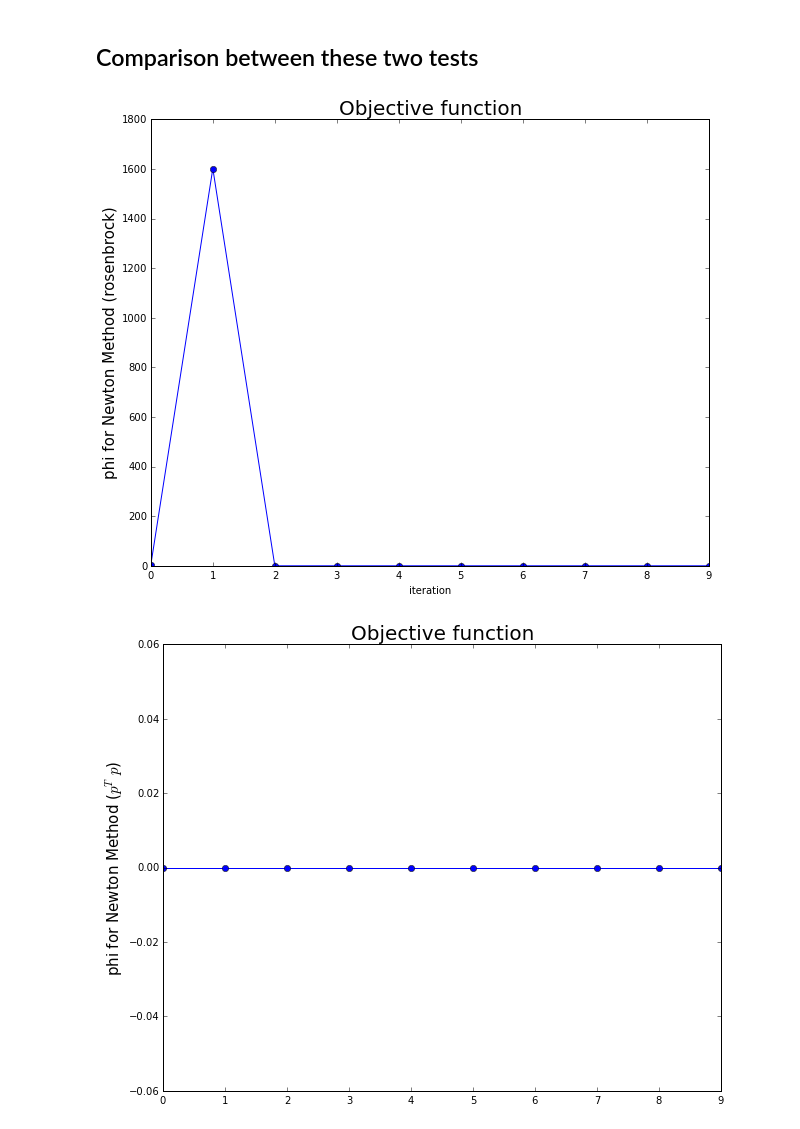
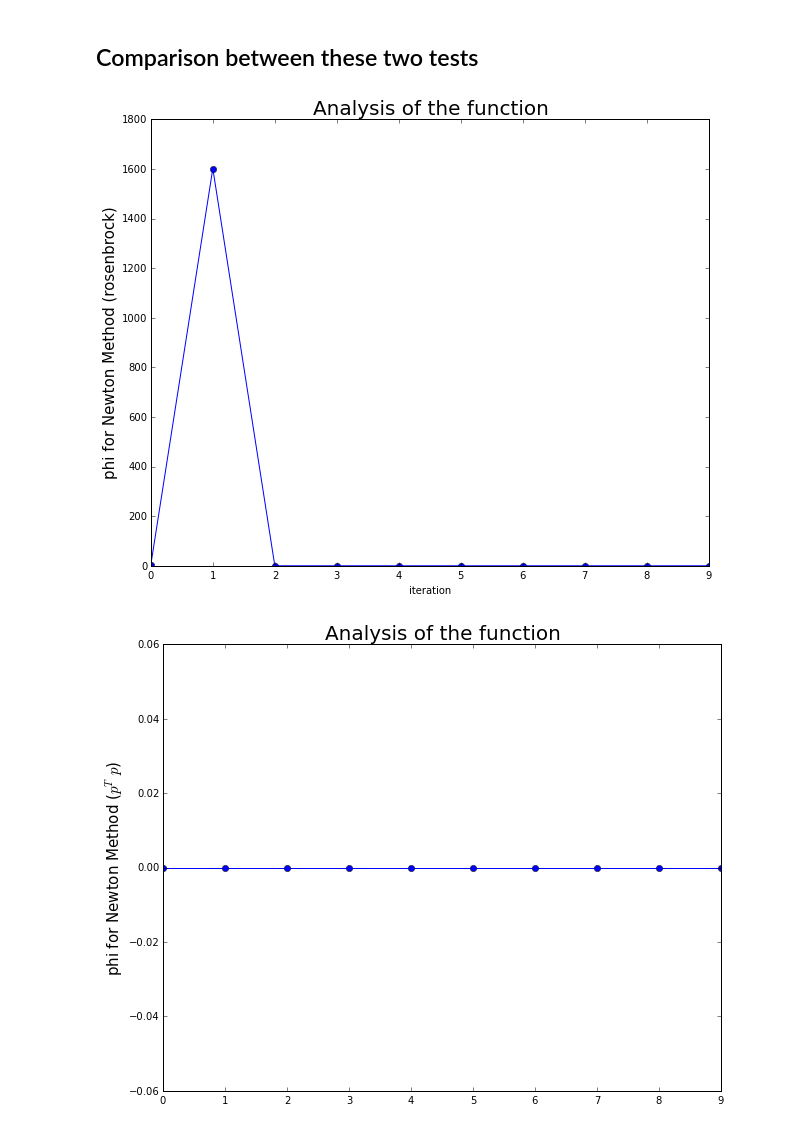
Before and after one commit to andrelreis/nonlinear_inversion, a Jupyter notebook: codigos/newton_method_functions.ipynb, the cells around one changed output. Cells and saved outputs as stored; diff of their text form; code cells hidden in the pictures.

Commit message:
Modifying graphics

```diff
--- a/codigos/newton_method_functions.ipynb
+++ b/codigos/newton_method_functions.ipynb
@@ -282,21 +282,21 @@ plt.show()
 # %%
 plt.figure(figsize=(10,8))
 
 plt.plot(it, phi, 'o-')
-plt.title('Objective function',fontsize=20)
+plt.title('Analysis of the function',fontsize=20)
 plt.ylabel('phi for Newton Method (rosenbrock)',fontsize=15)
 plt.xlabel('iteration',)
 
 plt.show()
 # %% [output]
-[figure, old version]
+[figure, new version]
 # %%
 plt.figure(figsize=(10,8))
 
 plt.plot(it_ptp, phi_ptp, 'o-')
-plt.title('Objective function',fontsize=20)
+plt.title('Analysis of the function',fontsize=20)
 plt.ylabel('phi for Newton Method ($p^T p$)',fontsize=15)
 
 plt.show()
 # %% [output]
-[figure, old version]
+[figure, new version]
```
Also changed, not shown: parts of 2 cells of this notebook, 1 other file.
